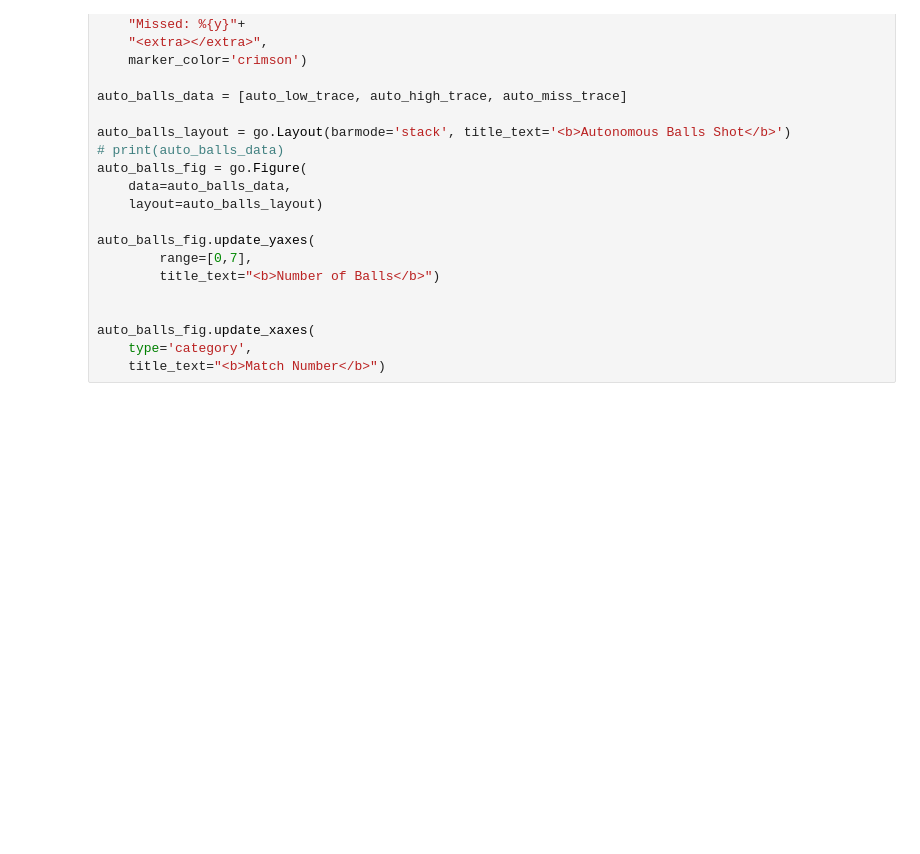
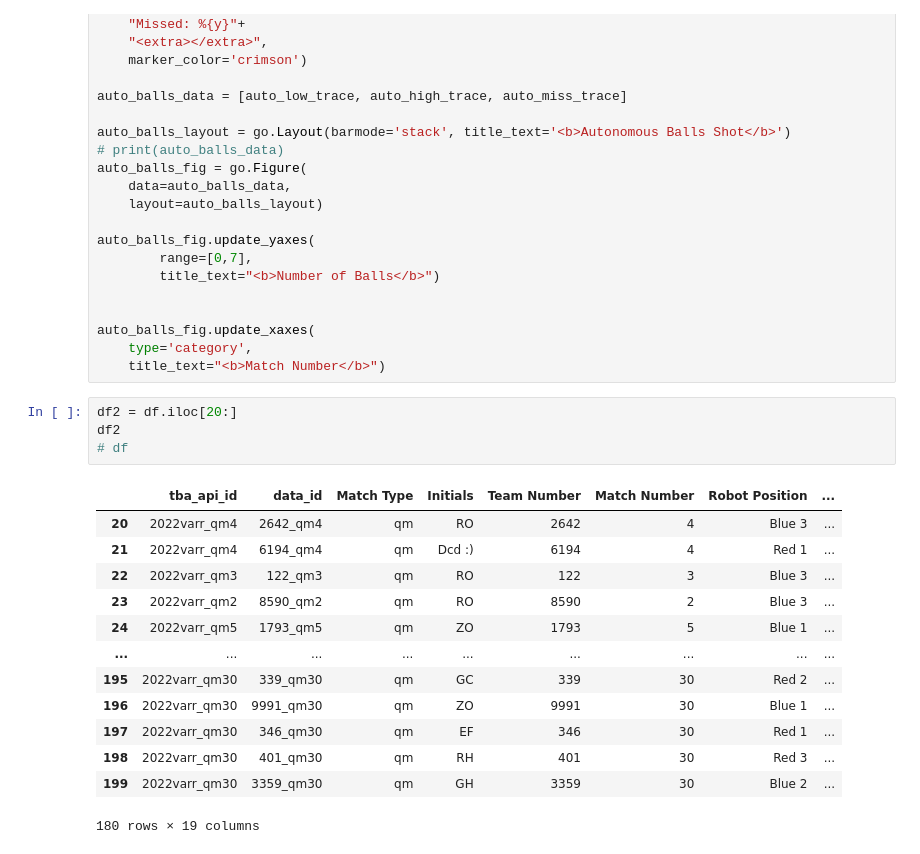
Before and after one commit to belaw888/401_scouting_dash, a Jupyter notebook: data_normalization.ipynb, the cells around one changed output. Cells and saved outputs as stored; diff of their text form; blank space fills up the shorter version.

```diff
--- a/data_normalization.ipynb
+++ b/data_normalization.ipynb
@@ -148,3 +141,21 @@ auto_balls_fig.update_yaxes(
 auto_balls_fig.update_xaxes(
 	type='category',
 	title_text="<b>Match Number</b>")
+# %%
+df2 = df.iloc[20:]
+df2
+# df
+# %% [output]
+|  | tba_api_id | data_id | Match Type | Initials | Team Number | Match Number | Robot Position | ... |
+| 20 | 2022varr_qm4 | 2642_qm4 | qm | RO | 2642 | 4 | Blue 3 | ... |
+| 21 | 2022varr_qm4 | 6194_qm4 | qm | Dcd :) | 6194 | 4 | Red 1 | ... |
+| 22 | 2022varr_qm3 | 122_qm3 | qm | RO | 122 | 3 | Blue 3 | ... |
+| 23 | 2022varr_qm2 | 8590_qm2 | qm | RO | 8590 | 2 | Blue 3 | ... |
+| 24 | 2022varr_qm5 | 1793_qm5 | qm | ZO | 1793 | 5 | Blue 1 | ... |
+| ... | ... | ... | ... | ... | ... | ... | ... | ... |
+| 195 | 2022varr_qm30 | 339_qm30 | qm | GC | 339 | 30 | Red 2 | ... |
+| 196 | 2022varr_qm30 | 9991_qm30 | qm | ZO | 9991 | 30 | Blue 1 | ... |
+| 197 | 2022varr_qm30 | 346_qm30 | qm | EF | 346 | 30 | Red 1 | ... |
+| 198 | 2022varr_qm30 | 401_qm30 | qm | RH | 401 | 30 | Red 3 | ... |
+| 199 | 2022varr_qm30 | 3359_qm30 | qm | GH | 3359 | 30 | Blue 2 | ... |
+180 rows × 19 columns
```
Also changed, not shown: parts of 7 cells of this notebook, 4 other files.
